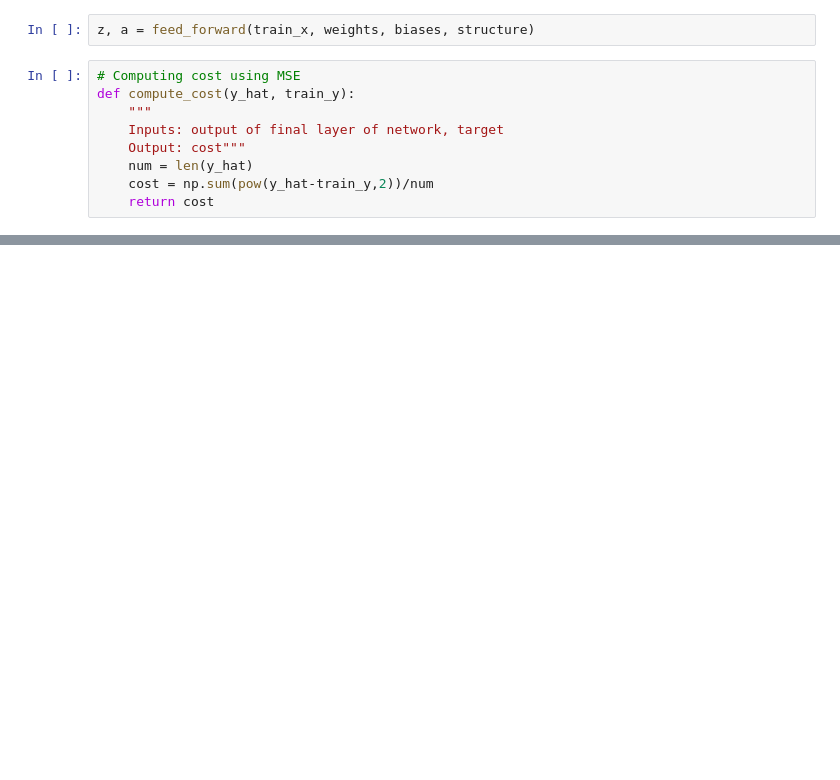
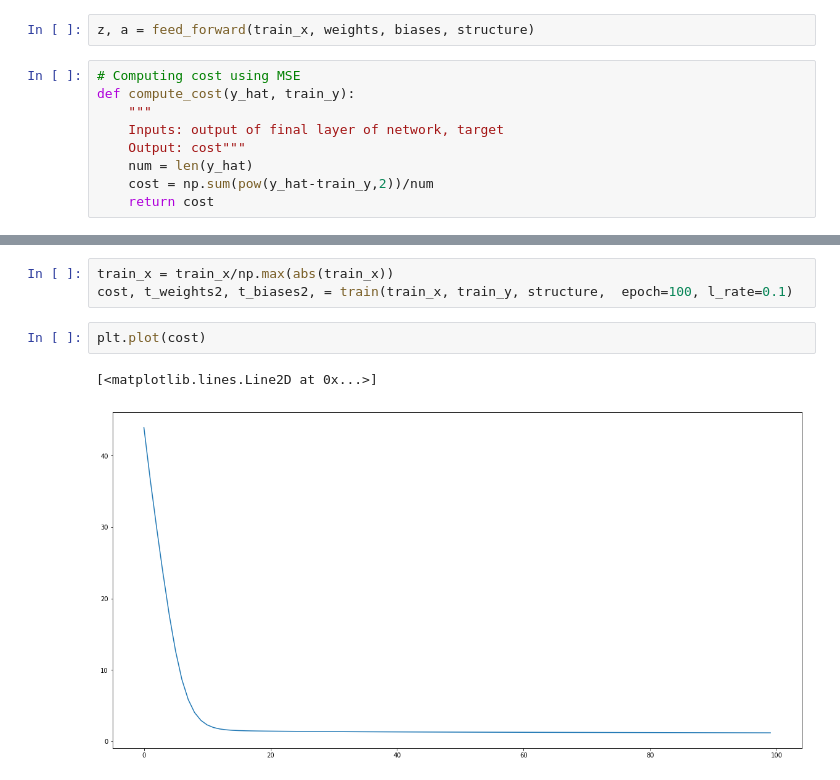
Before and after one commit to Greveley/2D-Point-Classifier-Perceptron-Model-, a Jupyter notebook: Multi_Layer_NN_2D_Space_Classifier_NEW.ipynb, the cells around one changed output, grey strips where cells are left out. Saved outputs shown, nothing was run; the diff lists cells and outputs as text; blank space fills up the shorter version.

```diff
--- a/Multi_Layer_NN_2D_Space_Classifier_NEW.ipynb
+++ b/Multi_Layer_NN_2D_Space_Classifier_NEW.ipynb
@@ -219,0 +262,8 @@ grads[2].shape
+# %%
+train_x = train_x/np.max(abs(train_x))
+cost, t_weights2, t_biases2, = train(train_x, train_y, structure,  epoch=100, l_rate=0.1)
+# %%
+plt.plot(cost)
+# %% [output]
+[<matplotlib.lines.Line2D at 0x...>]
+[figure, added]
```
Also changed, not shown: parts of 11 cells of this notebook.
